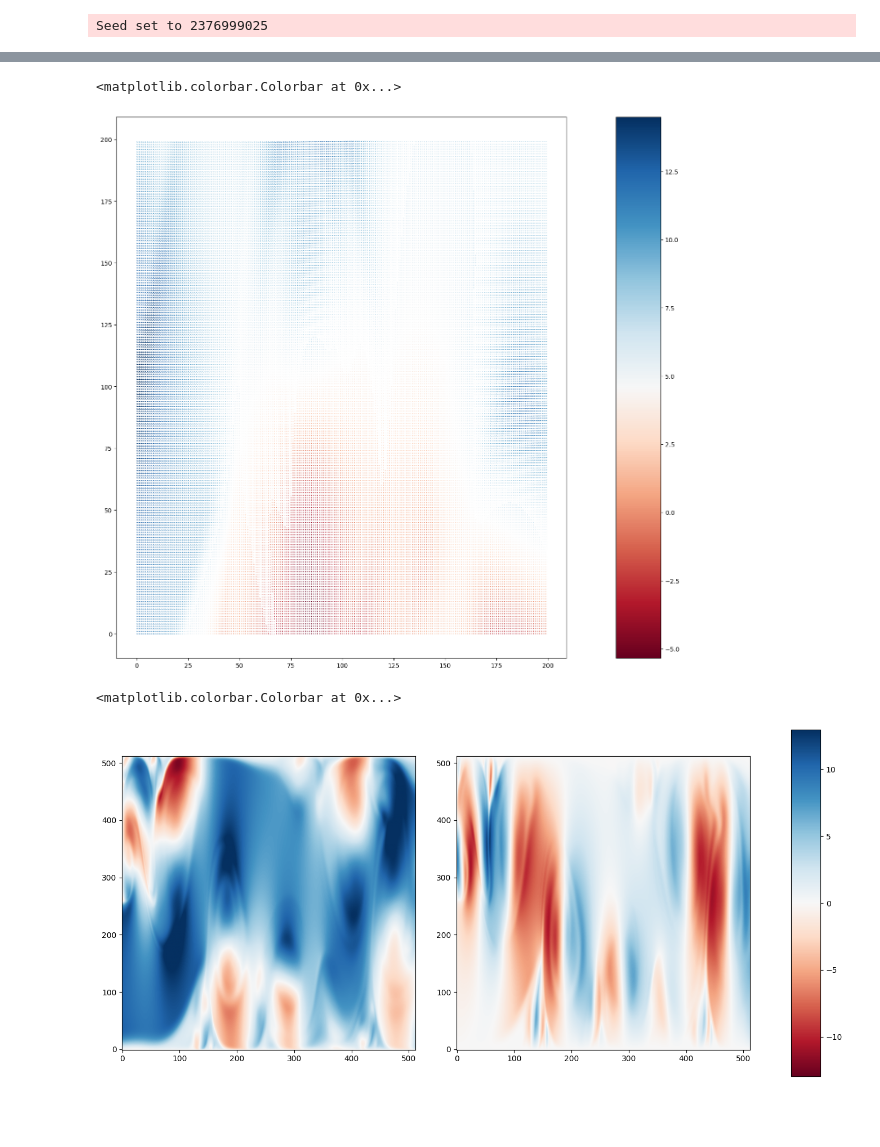
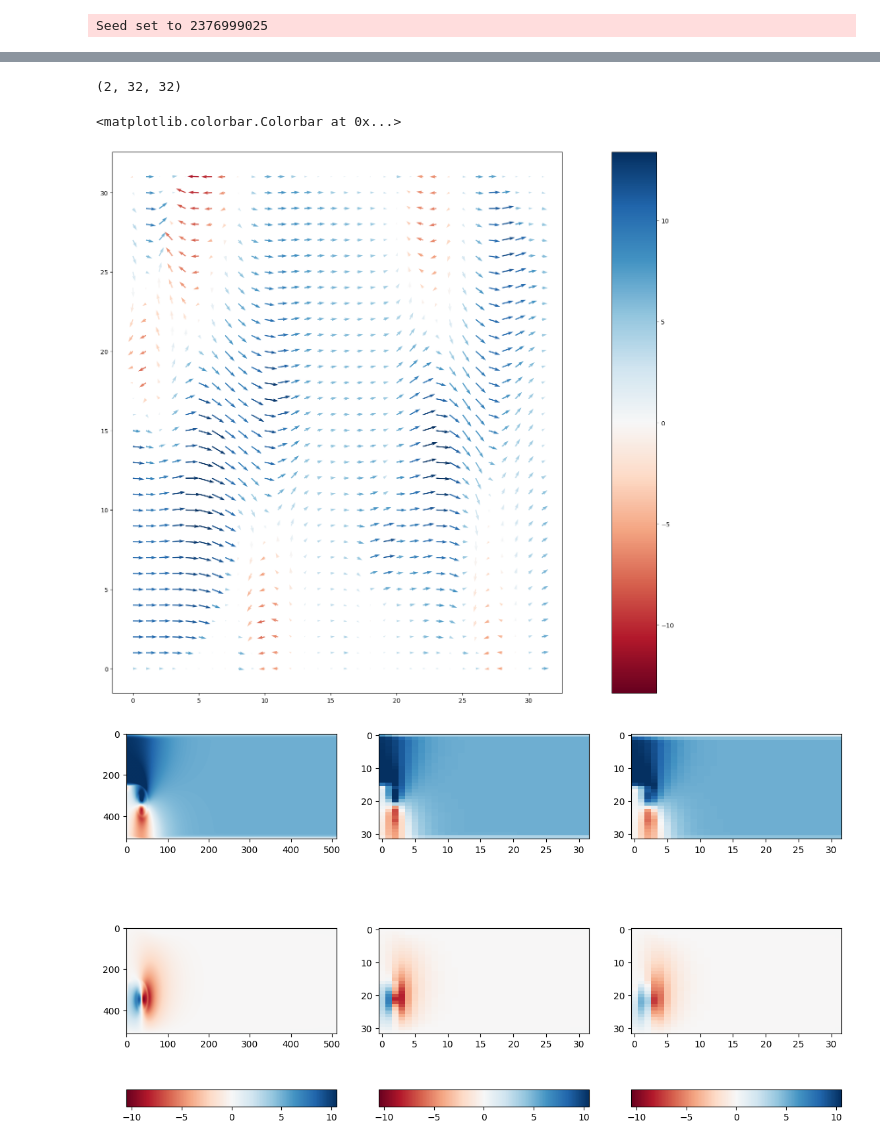
Before and after one commit to reepoi/G-LED, a Jupyter notebook: notebooks/datasets_BackwardFacingStep.ipynb, the cells around one changed output, grey strips where cells are left out. Drawn from its saved outputs; the diff is of its cells as text; code cells hidden in the pictures; blank space fills up the shorter version.

```diff
--- a/notebooks/datasets_BackwardFacingStep.ipynb
+++ b/notebooks/datasets_BackwardFacingStep.ipynb
@@ -60,7 +82,7 @@ lightning.pytorch.seed_everything(cfg.rng_seed)
 with lightning.pytorch.utilities.seed.isolate_rng():
     dataset = datasets.get_dataset(cfg.dataset)
     dataset.prepare_data()
-    dataset.setup('fit')
+    dataset.setup('predict')
 # %% [output]
 Seed set to 2376999025
 # %%
@@ -70,23 +92,30 @@ torch.Size([71, 10, 2, 512, 512])
 # %%
-data = dataset.train[-1, 0, :, 100:300, 100:300].numpy()
+# data = dataset.train[-1, 0, :, 100:300, 100:300].numpy()
+downsampler = downsamplers.DownsamplerLinear(cfg.dataset)
+# downsampler = downsamplers.DownsamplerGaussian(cfg.dataset)
+data = downsampler(dataset.train[-1:, -1:]).numpy()[0, 0]
+print(data.shape)
 # data = dataset.train[-1, 0].numpy()
 fig, axs = plt.subplots(figsize=(16, 16), ncols=2, width_ratios=[10, 1])
 color = data[0]
 p = .01
 v_abs_max = max(np.quantile(color, p), np.quantile(color, 1 - p))
-quiver = axs[0].quiver(data[0], data[1], color, cmap='RdBu')#, norm=matplotlib.colors.Normalize(vmin=-v_abs_max, vmax=v_abs_max))
+quiver = axs[0].quiver(data[0], data[1], color, cmap='RdBu', norm=matplotlib.colors.Normalize(vmin=-v_abs_max, vmax=v_abs_max))
 fig.colorbar(quiver, cax=axs[-1])
 # %% [output]
-<matplotlib.colorbar.Colorbar at 0x...>
+(2, 32, 32)
+<matplotlib.colorbar.Colorbar at 0x...>
-[figure, old version]
+[figure, new version]
 # %%
-data = dataset.train[-1, 0].numpy()
-fig, axs = plt.subplots(figsize=(16, 8), ncols=3, width_ratios=[10, 10, 1])
+downsampler_list = [lambda x: x, downsamplers.DownsamplerLinear(cfg.dataset), downsamplers.DownsamplerGaussian(cfg.dataset)]
 p = .01
+data = dataset.train[-1:, [1]]
 v_abs_max = max(np.quantile(data, p), np.quantile(data, 1 - p))
-im_out = axs[0].imshow(data[0], cmap='RdBu', origin='lower', vmin=-v_abs_max, vmax=v_abs_max)
-im_out = axs[1].imshow(data[1], cmap='RdBu', origin='lower', vmin=-v_abs_max, vmax=v_abs_max)
-fig.colorbar(im_out, cax=axs[-1])#, orientation='horizontal')
+fig, axs = plt.subplots(figsize=(14, 8), nrows=data.shape[2] + 1, ncols=len(downsampler_list), height_ratios=[10, 10, 1])
+for col, downsampler in enumerate(downsampler_list):
+    data_macro = downsampler(data)[0, 0]
+    for ax, data_macro_component in zip(axs[:, col], data_macro):
+        im_out = ax.imshow(data_macro_component, cmap='RdBu', vmin=-v_abs_max, vmax=v_abs_max, aspect=0.5)
+    fig.colorbar(im_out, cax=axs[-1][col], orientation='horizontal')
 # %% [output]
-<matplotlib.colorbar.Colorbar at 0x...>
-[figure, old version]
+[figure, new version]
```
Also changed, not shown: parts of 6 cells of this notebook, 2 other files.
